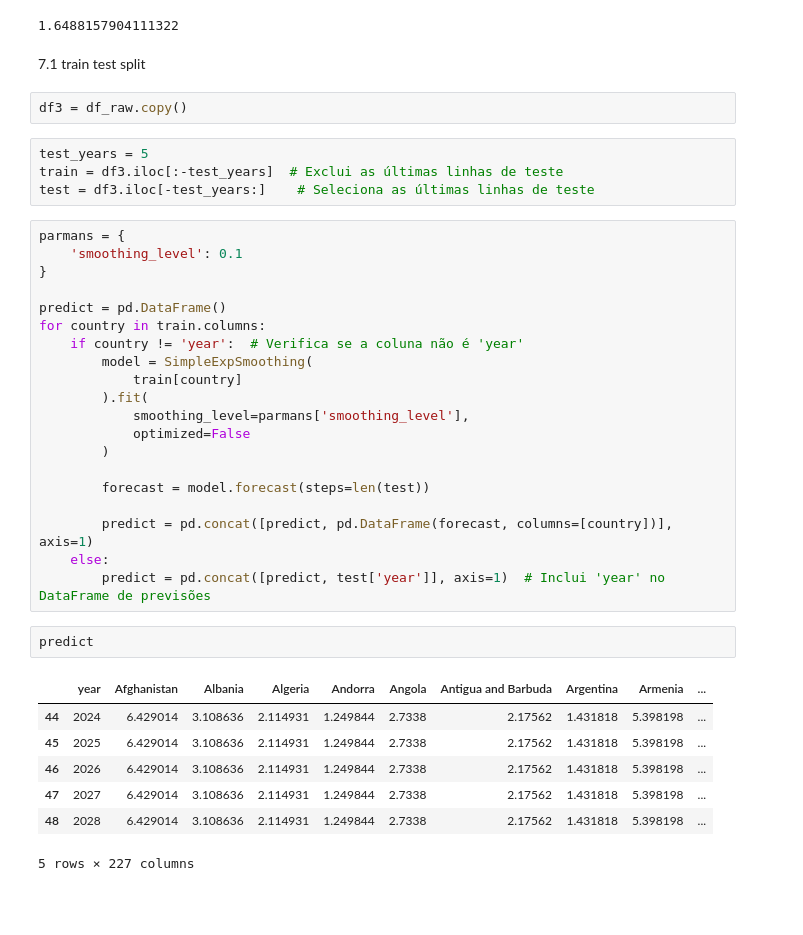
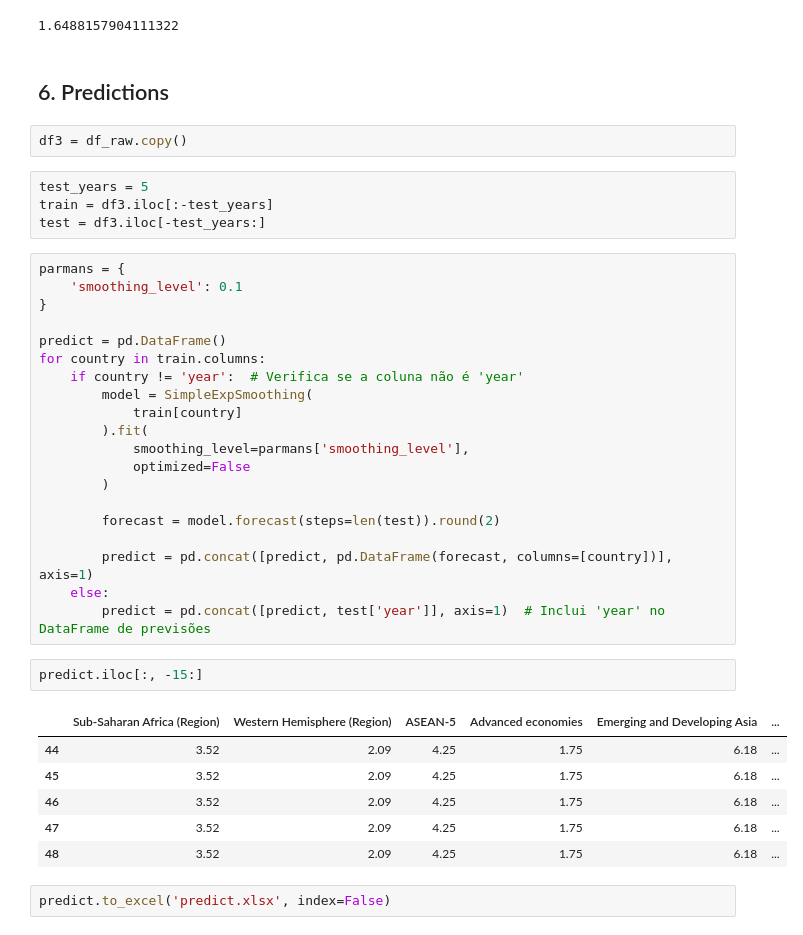
Before and after one commit to angelicamacedo/desafiods_timeseries, a Jupyter notebook: notebook/time_series_analysis.ipynb, the cells around one changed output. Cells and saved outputs as stored; diff of their text form; blank space fills up the shorter version.

```diff
--- a/notebook/time_series_analysis.ipynb
+++ b/notebook/time_series_analysis.ipynb
@@ -543,13 +543,13 @@ mean_absolute_error(test_data, pred_sarimax)
 # %% [output]
 1.6488157904111322
 # %% [markdown]
-7.1 train test split
+## 6. Predictions
 # %%
 df3 = df_raw.copy()
 # %%
 test_years = 5
-train = df3.iloc[:-test_years]  # Exclui as últimas linhas de teste
-test = df3.iloc[-test_years:]    # Seleciona as últimas linhas de teste
+train = df3.iloc[:-test_years]
+test = df3.iloc[-test_years:]
 # %%
 parmans = {
     'smoothing_level': 0.1
@@ -565,18 +565,19 @@ for country in train.columns:
             optimized=False
         )
 
-        forecast = model.forecast(steps=len(test))
+        forecast = model.forecast(steps=len(test)).round(2)
 
         predict = pd.concat([predict, pd.DataFrame(forecast, columns=[country])], axis=1)
     else:
         predict = pd.concat([predict, test['year']], axis=1)  # Inclui 'year' no DataFrame de previsões
 # %%
-predict
+predict.iloc[:, -15:]
 # %% [output]
-|  | year | Afghanistan | Albania | Algeria | Andorra | Angola | Antigua and Barbuda | Argentina | Armenia | ... |
-| 44 | 2024 | 6.429014 | 3.108636 | 2.114931 | 1.249844 | 2.7338 | 2.17562 | 1.431818 | 5.398198 | ... |
-| 45 | 2025 | 6.429014 | 3.108636 | 2.114931 | 1.249844 | 2.7338 | 2.17562 | 1.431818 | 5.398198 | ... |
-| 46 | 2026 | 6.429014 | 3.108636 | 2.114931 | 1.249844 | 2.7338 | 2.17562 | 1.431818 | 5.398198 | ... |
-| 47 | 2027 | 6.429014 | 3.108636 | 2.114931 | 1.249844 | 2.7338 | 2.17562 | 1.431818 | 5.398198 | ... |
-| 48 | 2028 | 6.429014 | 3.108636 | 2.114931 | 1.249844 | 2.7338 | 2.17562 | 1.431818 | 5.398198 | ... |
+|  | Sub-Saharan Africa (Region) | Western Hemisphere (Region) | ASEAN-5 | Advanced economies | Emerging and Developing Asia | ... |
+| 44 | 3.52 | 2.09 | 4.25 | 1.75 | 6.18 | ... |
+| 45 | 3.52 | 2.09 | 4.25 | 1.75 | 6.18 | ... |
+| 46 | 3.52 | 2.09 | 4.25 | 1.75 | 6.18 | ... |
+| 47 | 3.52 | 2.09 | 4.25 | 1.75 | 6.18 | ... |
+| 48 | 3.52 | 2.09 | 4.25 | 1.75 | 6.18 | ... |
-5 rows × 227 columns
+# %%
+predict.to_excel('predict.xlsx', index=False)
```
Also changed, not shown: parts of 2 cells of this notebook, 6 other files.
